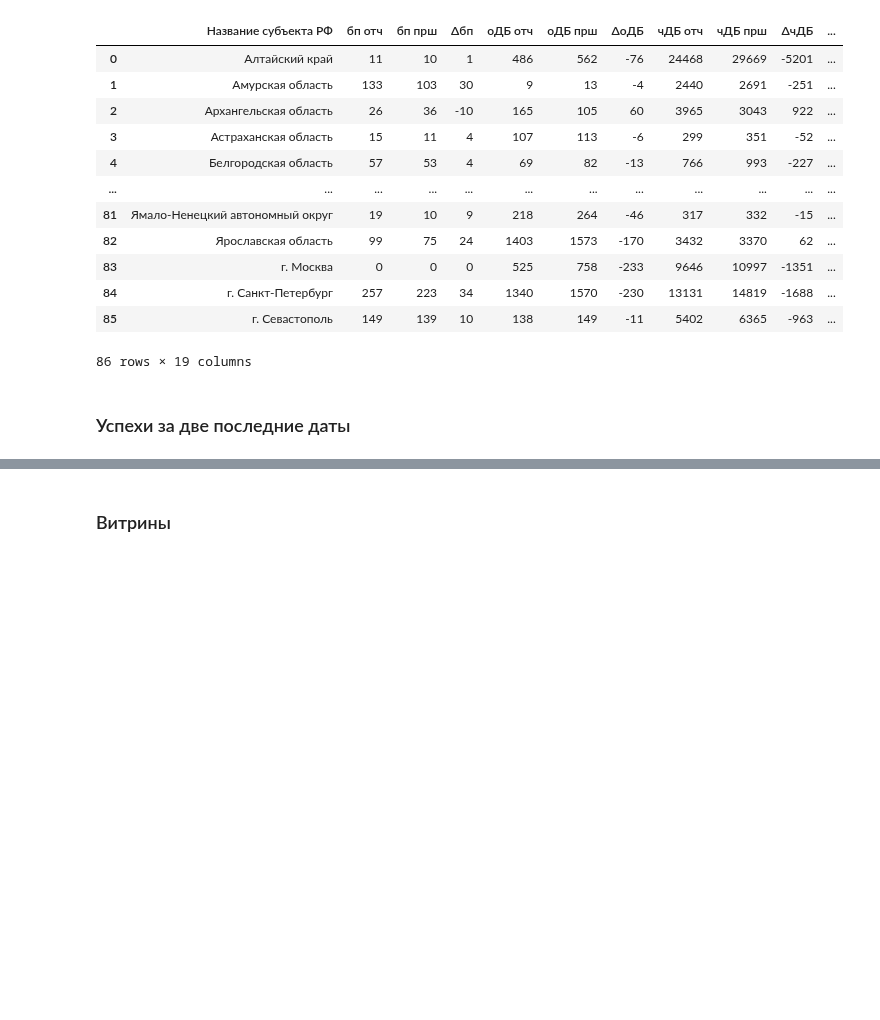
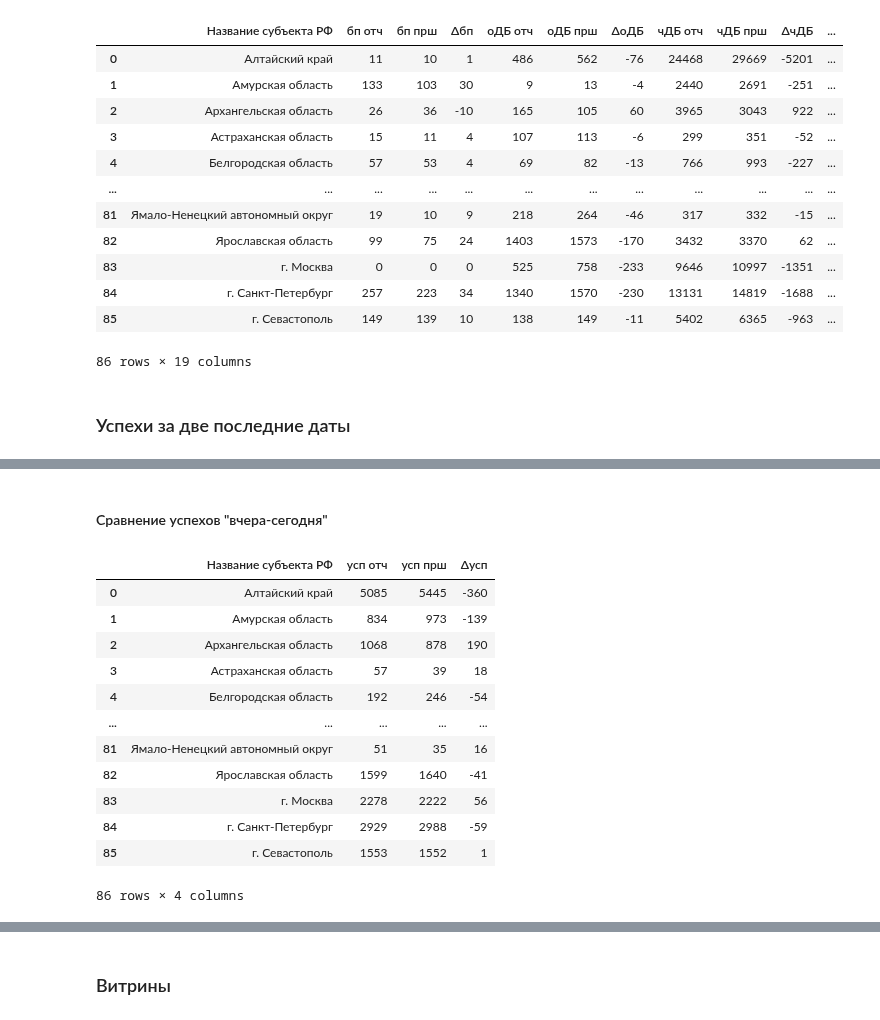
Before and after one commit to s-eremeev/eremeev, a Jupyter notebook: work/scripts/validation_tsifrimed.ipynb, the cells around one changed output, grey strips where cells are left out. Saved outputs shown, nothing was run; the diff lists cells and outputs as text; code cells hidden in the pictures; blank space fills up the shorter version.

```diff
--- a/work/scripts/validation_tsifrimed.ipynb
+++ b/work/scripts/validation_tsifrimed.ipynb
@@ -558,0 +542,33 @@ df_tmp_s
+# %% [markdown]
+#### Сравнение успехов "вчера-сегодня"
+# %%
+df_s_y = pd.pivot_table(
+    df_s_yesterday,
+    index="Название субъекта РФ",
+    values="session_id",
+    aggfunc="count",
+).reset_index()
+df_s_t = pd.pivot_table(
+    df_s_today,
+    index="Название субъекта РФ",
+    values="session_id",
+    aggfunc="count",
+).reset_index()
+df_s_yt = df_s_t.merge(df_s_y, on="Название субъекта РФ", how="outer").fillna(0)
+df_s_yt = df_s_yt.rename(columns={"session_id_x": "усп отч", "session_id_y": "усп прш"})
+df_s_yt["Δусп"] = df_s_yt["усп отч"] - df_s_yt["усп прш"]
+df_s_yt
+# %% [output]
+|  | Название субъекта РФ | усп отч | усп прш | Δусп |
+| 0 | Алтайский край | 5085 | 5445 | -360 |
+| 1 | Амурская область | 834 | 973 | -139 |
+| 2 | Архангельская область | 1068 | 878 | 190 |
+| 3 | Астраханская область | 57 | 39 | 18 |
+| 4 | Белгородская область | 192 | 246 | -54 |
+| ... | ... | ... | ... | ... |
+| 81 | Ямало-Ненецкий автономный округ | 51 | 35 | 16 |
+| 82 | Ярославская область | 1599 | 1640 | -41 |
+| 83 | г. Москва | 2278 | 2222 | 56 |
+| 84 | г. Санкт-Петербург | 2929 | 2988 | -59 |
+| 85 | г. Севастополь | 1553 | 1552 | 1 |
+86 rows × 4 columns
```
Also changed, not shown: parts of 21 cells of this notebook, 1 other file.
